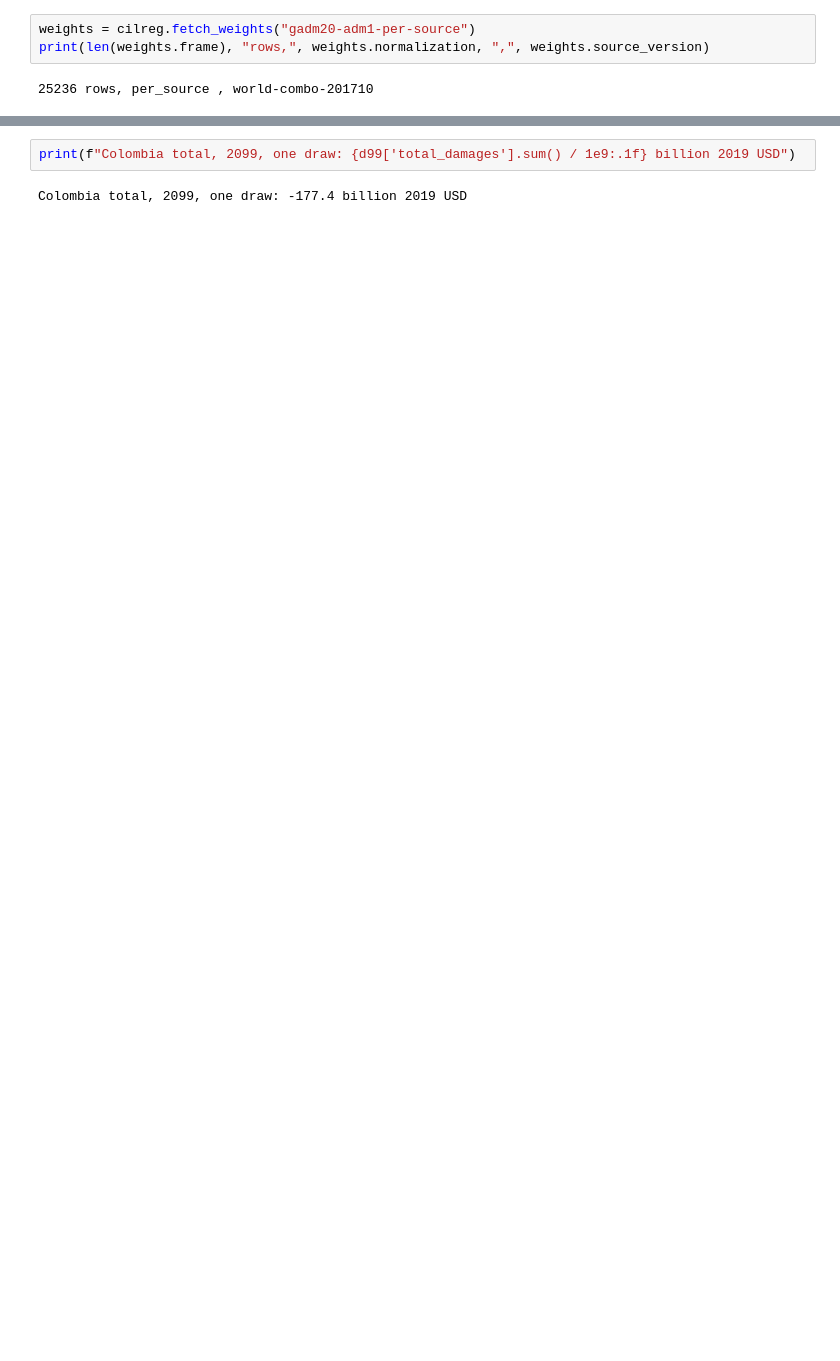
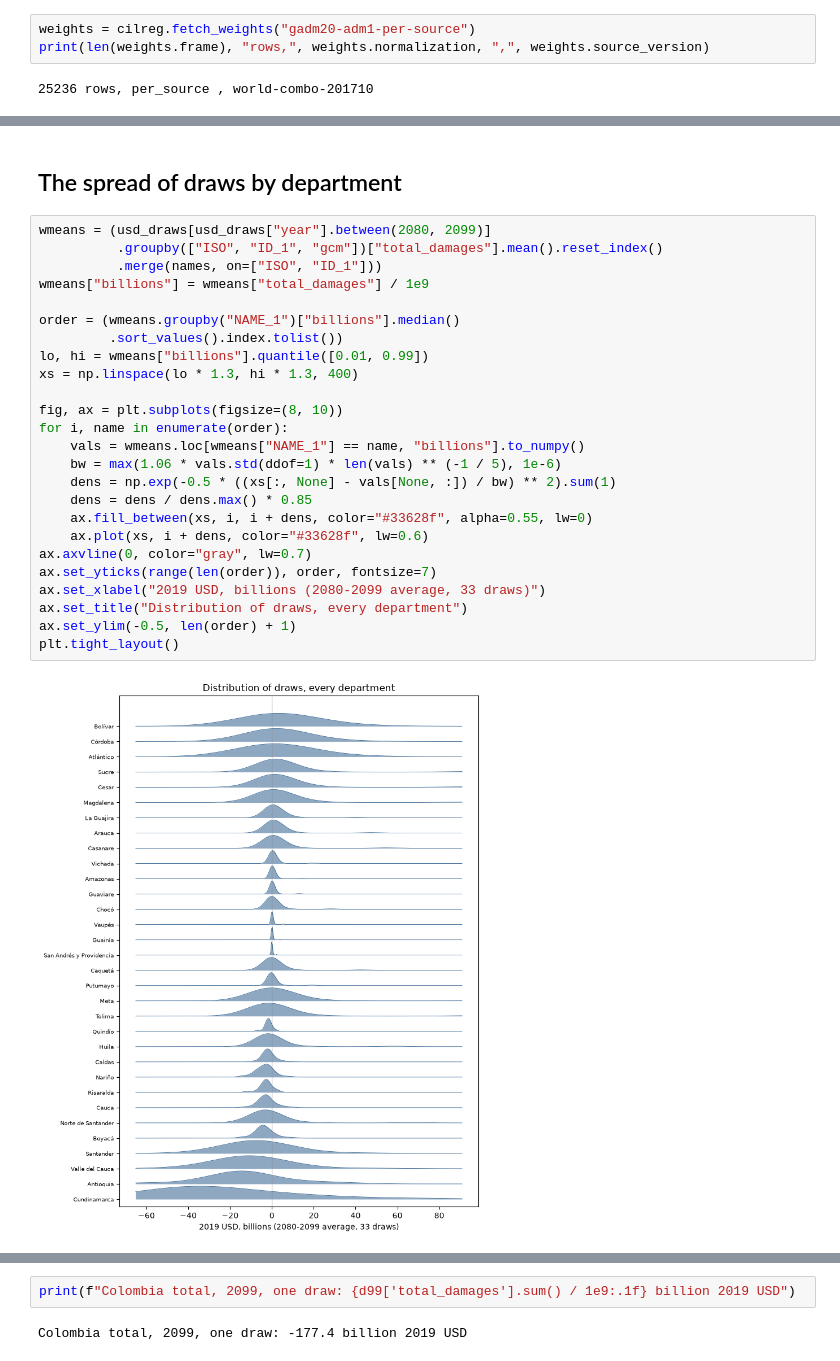
Before and after one commit to ClimateImpactLab/cil_regionalization, a Jupyter notebook: examples/aggregation/aggregation_colombia.ipynb, the cells around one changed output, grey strips where cells are left out. Drawn from its saved outputs; the diff is of its cells as text; blank space fills up the shorter version.

```diff
--- a/examples/aggregation/aggregation_colombia.ipynb
+++ b/examples/aggregation/aggregation_colombia.ipynb
@@ -222,3 +225,32 @@ plt.tight_layout()
+# %% [markdown]
+## The spread of draws by department
+# %%
+wmeans = (usd_draws[usd_draws["year"].between(2080, 2099)]
+          .groupby(["ISO", "ID_1", "gcm"])["total_damages"].mean().reset_index()
+          .merge(names, on=["ISO", "ID_1"]))
+wmeans["billions"] = wmeans["total_damages"] / 1e9
+
+order = (wmeans.groupby("NAME_1")["billions"].median()
+         .sort_values().index.tolist())
+lo, hi = wmeans["billions"].quantile([0.01, 0.99])
+xs = np.linspace(lo * 1.3, hi * 1.3, 400)
+
+fig, ax = plt.subplots(figsize=(8, 10))
+for i, name in enumerate(order):
+    vals = wmeans.loc[wmeans["NAME_1"] == name, "billions"].to_numpy()
+    bw = max(1.06 * vals.std(ddof=1) * len(vals) ** (-1 / 5), 1e-6)
+    dens = np.exp(-0.5 * ((xs[:, None] - vals[None, :]) / bw) ** 2).sum(1)
+    dens = dens / dens.max() * 0.85
+    ax.fill_between(xs, i, i + dens, color="#33628f", alpha=0.55, lw=0)
+    ax.plot(xs, i + dens, color="#33628f", lw=0.6)
+ax.axvline(0, color="gray", lw=0.7)
+ax.set_yticks(range(len(order)), order, fontsize=7)
+ax.set_xlabel("2019 USD, billions (2080-2099 average, 33 draws)")
+ax.set_title("Distribution of draws, every department")
+ax.set_ylim(-0.5, len(order) + 1)
+plt.tight_layout()
+# %% [output]
+[figure, added]
 # %% [markdown]
 ## Other levels
 
```
Also changed, not shown: parts of 22 cells of this notebook, 4 other files.
